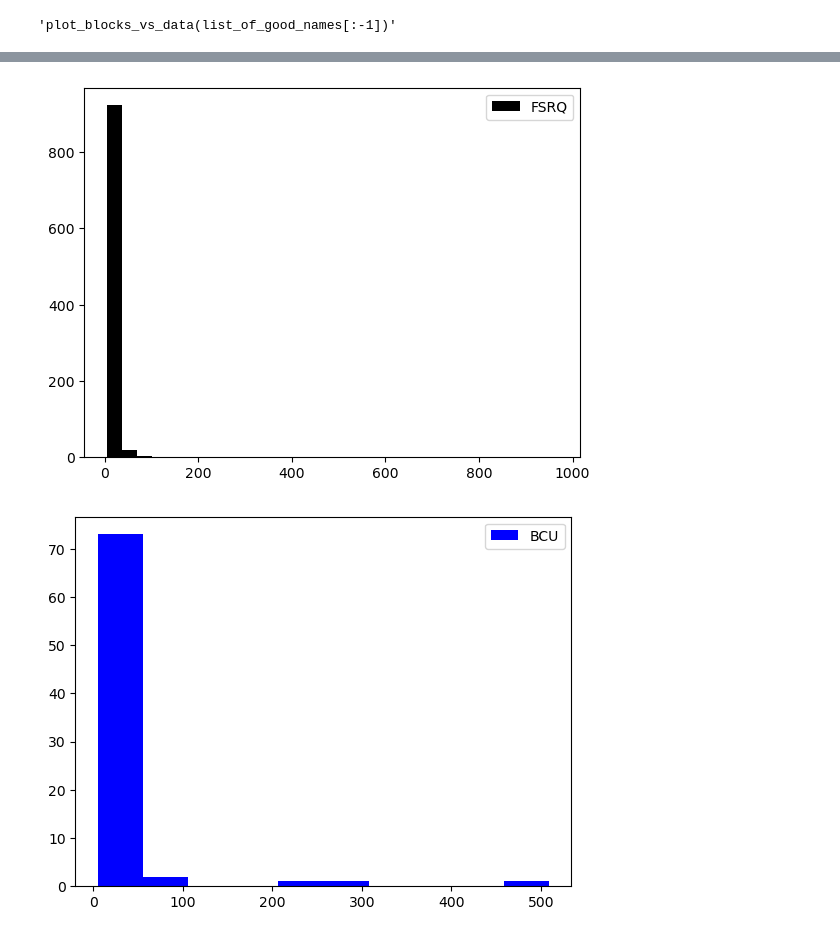
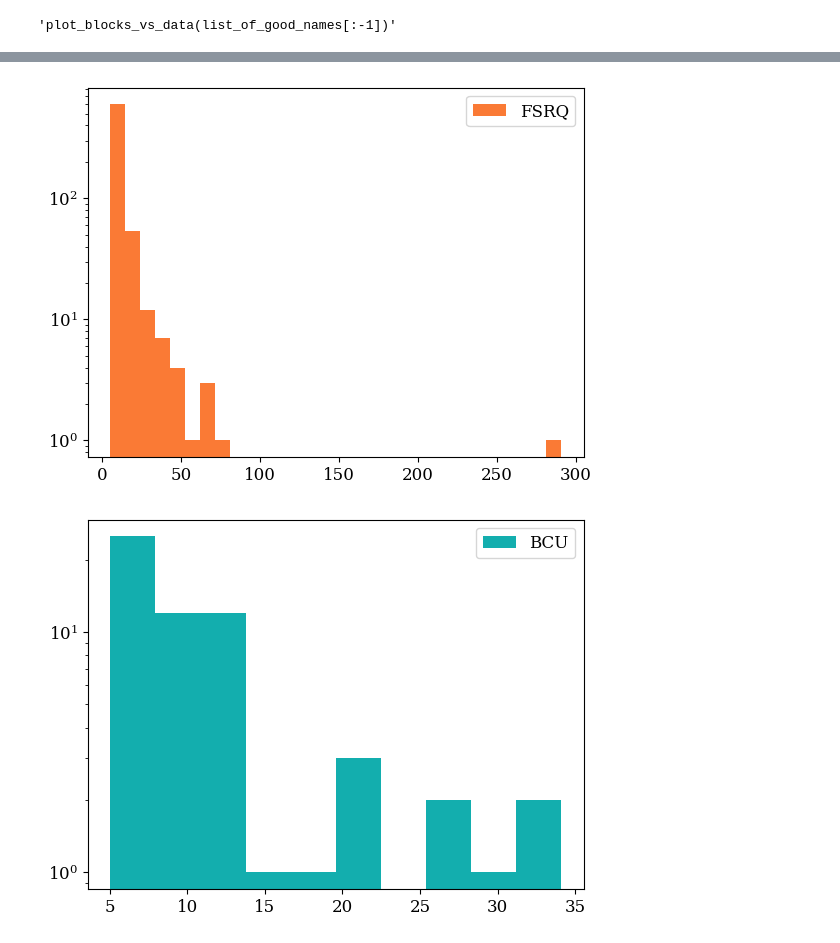
Before and after one commit to ell-oo/blazarLCS, a Jupyter notebook: blazarLCS2.ipynb, the cells around one changed output, grey strips where cells are left out. Saved outputs shown, nothing was run; the diff lists cells and outputs as text; code cells hidden in the pictures.

```diff
--- a/blazarLCS2.ipynb
+++ b/blazarLCS2.ipynb
@@ -297,9 +356,9 @@ def flare_counting(blocked_flux_array,qb):
 # %%
 list_of_blazars = np.genfromtxt('fgl4_dr2_blazars.dat', delimiter=',', dtype=str) #read in data
 
-names = list_of_blazars[::20]
+names = list_of_blazars
 #names=strong_flares
-
+#names=odd_flares
 #names=np.append(names,'4FGL J0001.5+2113')
 # %%
 #This cell uses our created function, filter_data, to find and save
@@ -550,4 +668,10 @@ all_same_name = same_name_h + same_name_l
 print(len(all_same_name))
 print(len(list_of_good_names))
 print(len(redshift))
+
+for name in list_of_good_names:
+    if name not in all_same_name:
+        classes[name]='cand_source'
+        redshift[name]=np.nan
+        print(name)
 # %% [output]
@@ -570,17 +706,17 @@ for random_name in all_same_name:
 
             fsrq+=1
             if fsrq==1:
-                ax.scatter(rise_time[random_name],decay_time[random_name],color='black',alpha=.3,marker=".",label='FSRQ')
-            else:ax.scatter(rise_time[random_name],decay_time[random_name],color='black',alpha=.3,marker=".")
+                ax.scatter(rise_time[random_name],decay_time[random_name],color='#fe7f2d',alpha=.8,marker=".",label='FSRQ')
+            else:ax.scatter(rise_time[random_name],decay_time[random_name],color='#fe7f2d',alpha=.8,marker=".")
 
     elif classes[random_name] == 'bll':
 
         if len(rise_time[random_name]) > 0:
             bll+=1
             if bll==1:
-                ax.scatter(rise_time[random_name],decay_time[random_name],color='red',alpha=.3, marker="v",label='BL LAC')
+                ax.scatter(rise_time[random_name],decay_time[random_name],color='#a1c181',alpha=.8, marker="v",label='BL LAC')
             else:
-                ax.scatter(rise_time[random_name],decay_time[random_name],color='red',alpha=.3, marker="v")
+                ax.scatter(rise_time[random_name],decay_time[random_name],color='#a1c181',alpha=.8, marker="v")
 
 
     elif classes[random_name] == 'bcu':
@@ -590,9 +726,9 @@ for random_name in all_same_name:
 
             bcu+=1
             if bcu==1:
-                ax.scatter(rise_time[random_name],decay_time[random_name],color='blue',alpha=.3,marker="d",label='BCU')
+                ax.scatter(rise_time[random_name],decay_time[random_name],color='#619b8a',alpha=.8,marker="d",label='BCU')
             else:
-                ax.scatter(rise_time[random_name],decay_time[random_name],color='blue',alpha=.3,marker="d")
+                ax.scatter(rise_time[random_name],decay_time[random_name],color='#619b8a',alpha=.8,marker="d")
 
 for random_name in list_of_good_names:
 
@@ -600,7 +736,7 @@ for random_name in list_of_good_names:
         if len(rise_time[random_name]) > 0:
             nci+=1
             if nci==1:
-                ax.scatter(rise_time[random_name],decay_time[random_name],color='green',alpha=.3,marker="*", label='No Class Info')
+                ax.scatter(rise_time[random_name],decay_time[random_name],color='#fcca46',alpha=.8,marker="*", label='No Class Info')
 #plt.xlim(0, 5)
 #plt.ylim(0,10)
 ax.set_xlabel('Rise Time')
@@ -746,30 +903,40 @@ plt.show()
 #hist amplitude
 
 plt.figure
-plt.hist(amp_list,label='All Sources',color='orange',bins=50)
+plt.hist(amp_list,label='All Sources',color='black',bins=50)
 plt.legend()
+plt.yscale('log')
+plt.savefig('ampAll.png')
 plt.show()
 
 plt.figure
-plt.hist(amp_fsrq,label='FSRQ',color='black',bins=30)
+plt.hist(amp_fsrq,label='FSRQ',color='#FA7A35',bins=30)
 plt.legend()
+plt.yscale('log')
+plt.savefig('ampFSRQ.png')
 plt.show()
 
 
 plt.figure
-plt.hist(amp_bcu,label='BCU',color='blue')
+plt.hist(amp_bcu,label='BCU',color='#13AEAE')
 plt.legend()
+plt.yscale('log')
+plt.savefig('ampBCU.png')
 plt.show()
 
 
 plt.figure
-plt.hist(amp_bll,label='BLL',color='red')
+plt.hist(amp_bll,label='BLL',color='#E1D461')
 plt.legend()
+plt.yscale('log')
+plt.savefig('ampBLL.png')
 plt.show()
 
 
 plt.figure
-plt.hist(amp_no_info,label='Candidate Sources',color='green')
+plt.hist(amp_no_info,label='Candidate Sources',color='#3A475C')
 plt.legend()
+plt.yscale('log')
+plt.savefig('ampCan.png')
 plt.show()
 # %% [output]
@@ -777,2 +944,2 @@ plt.show()
-[figure, old version]
+[figure, new version]
-[figure, old version]
+[figure, new version]
```
Also changed, not shown: parts of 33 cells of this notebook.
